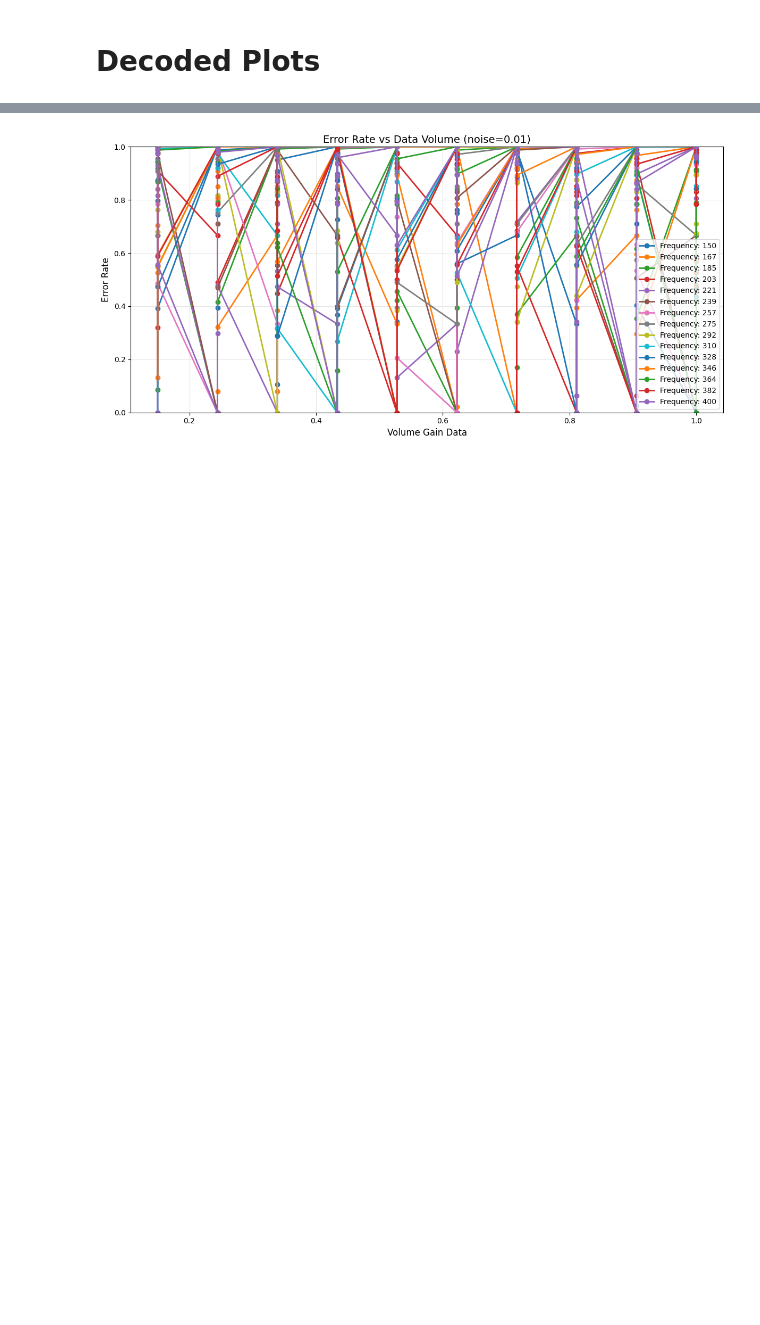
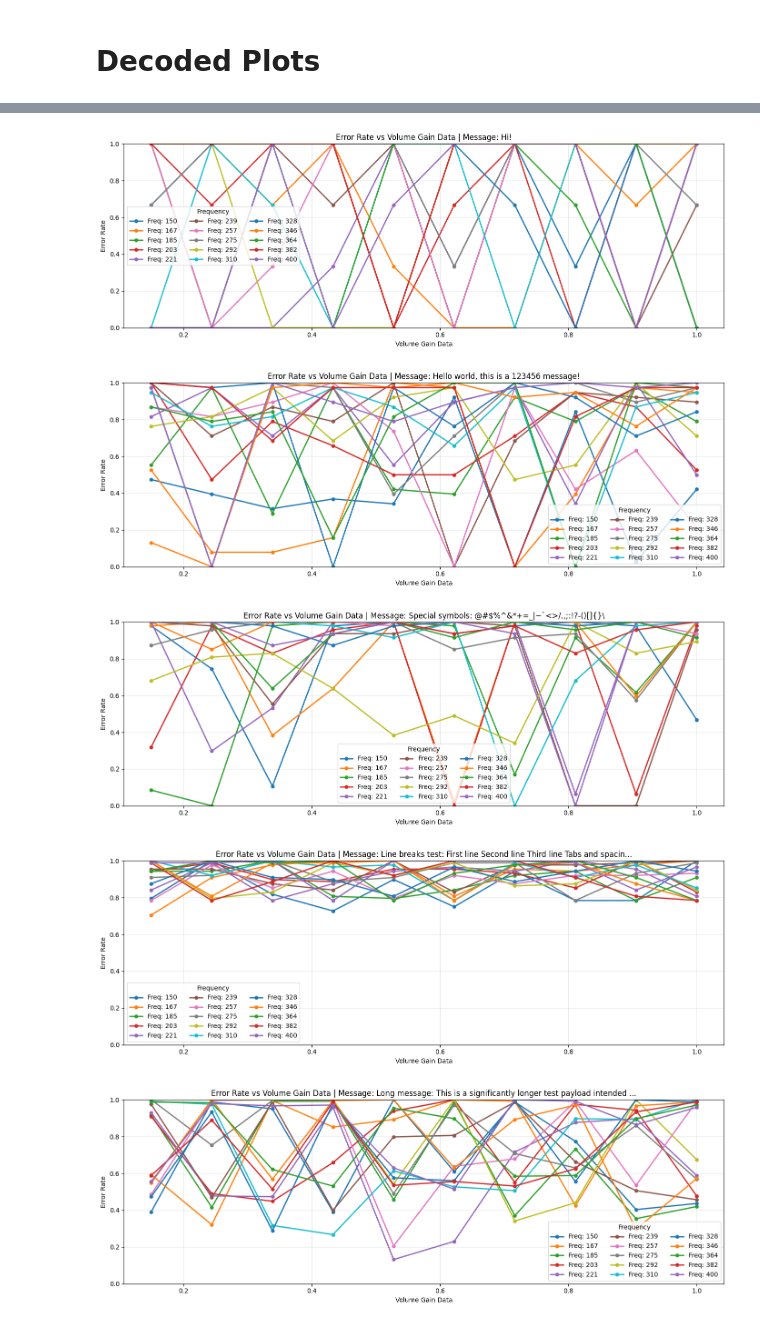
Before and after one commit to forcellatofrancesco/audio_steganography, a Jupyter notebook: src/plots/260418_results.ipynb, the cells around one changed output, grey strips where cells are left out. Saved outputs shown, nothing was run; the diff lists cells and outputs as text; code cells hidden in the pictures; blank space fills up the shorter version.

```diff
--- a/src/plots/260418_results.ipynb
+++ b/src/plots/260418_results.ipynb
@@ -227,5 +177,9 @@ plot_error_rate_vs_volume_noise(df)
 # %%
-plot_error_rate_vs_volume_gain_data(df)
+plot_error_rate_vs_volume_by_message(df)
 # %% [output]
-[figure, old version]
+[figure, new version]
+[figure, added]
+[figure, added]
+[figure, added]
+[figure, added]
 # %% [markdown]
```
Also changed, not shown: parts of 10 cells of this notebook.
